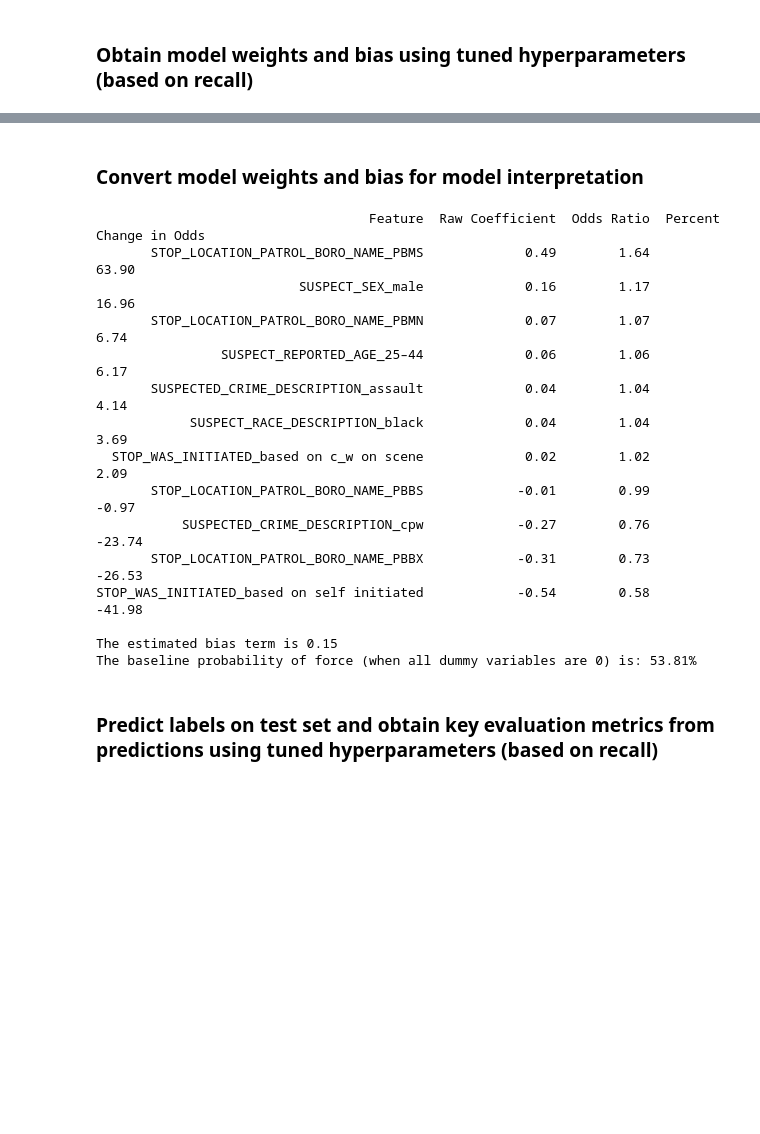
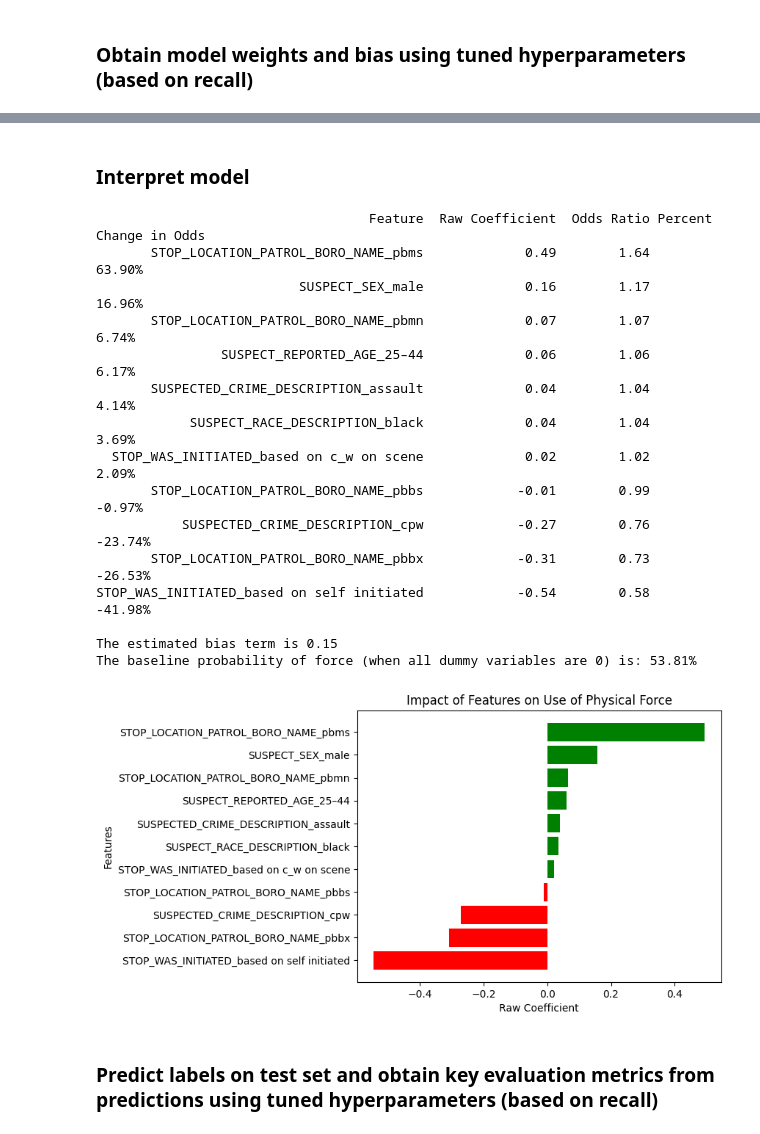
Before and after one commit to amylin1249/nypd-enforcement-gap, a Jupyter notebook: src/train_linear_model.ipynb, the cells around one changed output, grey strips where cells are left out. Saved outputs shown, nothing was run; the diff lists cells and outputs as text; code cells hidden in the pictures; blank space fills up the shorter version.

```diff
--- a/src/train_linear_model.ipynb
+++ b/src/train_linear_model.ipynb
@@ -169,46 +170,63 @@ dtype: float64
 
 The estimated bias term is 0.1526710247012122
 # %% [markdown]
-### Convert model weights and bias for model interpretation
+### Interpret model
 # %%
 odds_ratios = np.exp(weights)
 
 weights_df = pd.DataFrame(
     {
         "Feature": X_train.columns,
         "Raw Coefficient": weights,
         "Odds Ratio": odds_ratios,
     }
 )
 
 weights_df = weights_df[weights_df["Raw Coefficient"] != 0]
 
 weights_df["Percent Change in Odds"] = (weights_df["Odds Ratio"] - 1) * 100
 
-weights_df.sort_values(by="Percent Change in Odds", ascending=False, inplace=True)
+table_df = weights_df.copy()
+table_df.sort_values(by="Percent Change in Odds", ascending=False, inplace=True)
+table_df["Percent Change in Odds"] = table_df["Percent Change in Odds"].map("{:.2f}%".format)
 
 baseline_prob = 1 / (1 + np.exp(-bias_term))
 
-print(weights_df.to_string(index=False, float_format="%.2f"))
+print(table_df.to_string(index=False, float_format="%.2f"))
 print()
 print(f"The estimated bias term is {bias_term:.2f}")
 print(f"The baseline probability of force (when all dummy variables are 0) is: {baseline_prob * 100:.2f}%")
+
+plot_df = weights_df.copy()
+plot_df.sort_values(by="Raw Coefficient", ascending=True, inplace=True)
+
+plt.figure()
+
+colors = ["red" if x < 0 else "green" for x in plot_df["Raw Coefficient"]]
+
+plt.barh(plot_df["Feature"], plot_df["Raw Coefficient"], color=colors)
+
+plt.title("Impact of Features on Use of Physical Force")
+plt.xlabel("Raw Coefficient")
+plt.ylabel("Features")
+plt.show()
 # %% [output]
-                                   Feature  Raw Coefficient  Odds Ratio  Percent Change in Odds
-       STOP_LOCATION_PATROL_BORO_NAME_PBMS             0.49        1.64                   63.90
-                          SUSPECT_SEX_male             0.16        1.17                   16.96
-       STOP_LOCATION_PATROL_BORO_NAME_PBMN             0.07        1.07                    6.74
-                SUSPECT_REPORTED_AGE_25–44             0.06        1.06                    6.17
-       SUSPECTED_CRIME_DESCRIPTION_assault             0.04        1.04                    4.14
-            SUSPECT_RACE_DESCRIPTION_black             0.04        1.04                    3.69
-  STOP_WAS_INITIATED_based on c_w on scene             0.02        1.02                    2.09
-       STOP_LOCATION_PATROL_BORO_NAME_PBBS            -0.01        0.99                   -0.97
-           SUSPECTED_CRIME_DESCRIPTION_cpw            -0.27        0.76                  -23.74
-       STOP_LOCATION_PATROL_BORO_NAME_PBBX            -0.31        0.73                  -26.53
-STOP_WAS_INITIATED_based on self initiated            -0.54        0.58                  -41.98
+                                   Feature  Raw Coefficient  Odds Ratio Percent Change in Odds
+       STOP_LOCATION_PATROL_BORO_NAME_pbms             0.49        1.64                 63.90%
+                          SUSPECT_SEX_male             0.16        1.17                 16.96%
+       STOP_LOCATION_PATROL_BORO_NAME_pbmn             0.07        1.07                  6.74%
+                SUSPECT_REPORTED_AGE_25–44             0.06        1.06                  6.17%
+       SUSPECTED_CRIME_DESCRIPTION_assault             0.04        1.04                  4.14%
+            SUSPECT_RACE_DESCRIPTION_black             0.04        1.04                  3.69%
+  STOP_WAS_INITIATED_based on c_w on scene             0.02        1.02                  2.09%
+       STOP_LOCATION_PATROL_BORO_NAME_pbbs            -0.01        0.99                 -0.97%
+           SUSPECTED_CRIME_DESCRIPTION_cpw            -0.27        0.76                -23.74%
+       STOP_LOCATION_PATROL_BORO_NAME_pbbx            -0.31        0.73                -26.53%
+STOP_WAS_INITIATED_based on self initiated            -0.54        0.58                -41.98%
 
 The estimated bias term is 0.15
 The baseline probability of force (when all dummy variables are 0) is: 53.81%
+[figure, added]
 # %% [markdown]
 ### Predict labels on test set and obtain key evaluation metrics from predictions using tuned hyperparameters (based on recall)
 # %%
```
Also changed, not shown: parts of 8 cells of this notebook, 5 other files.
